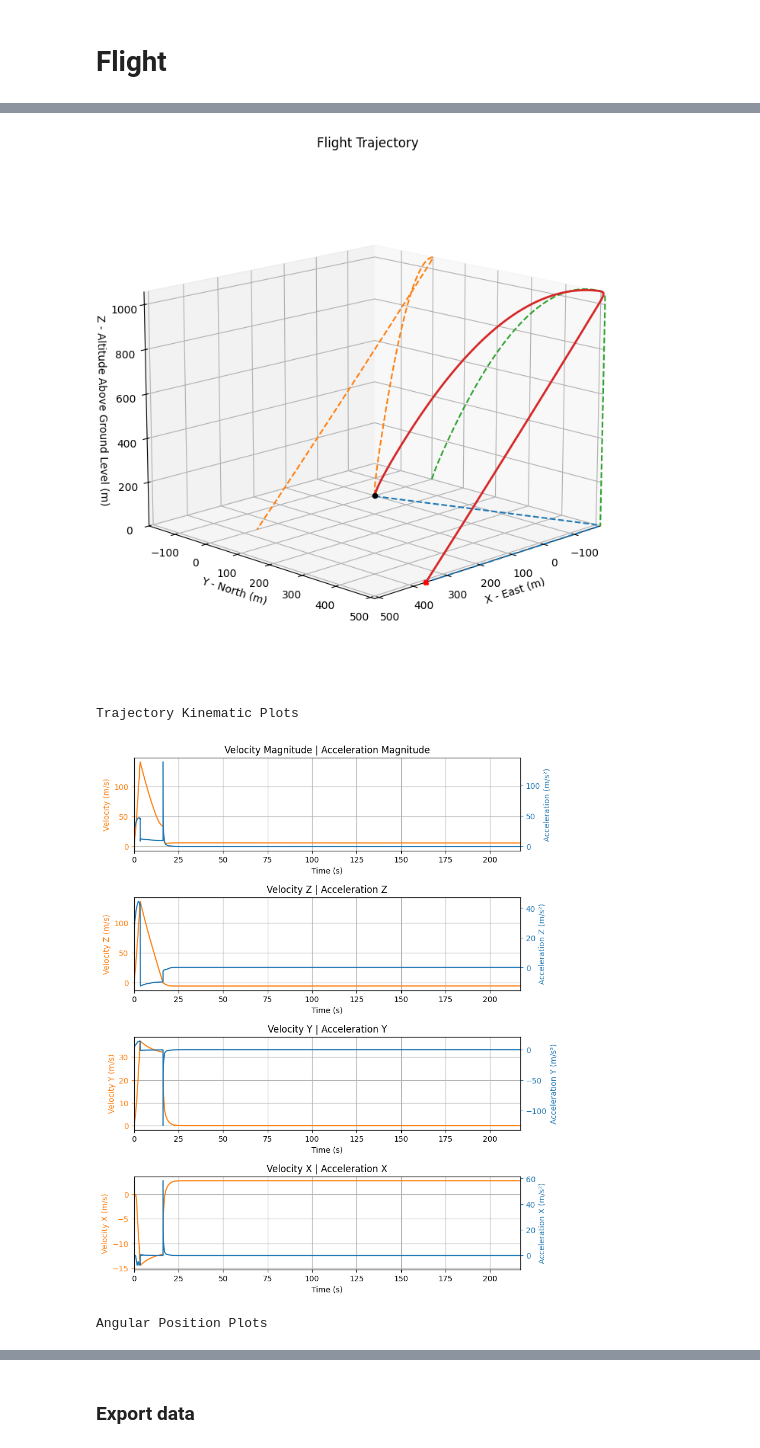
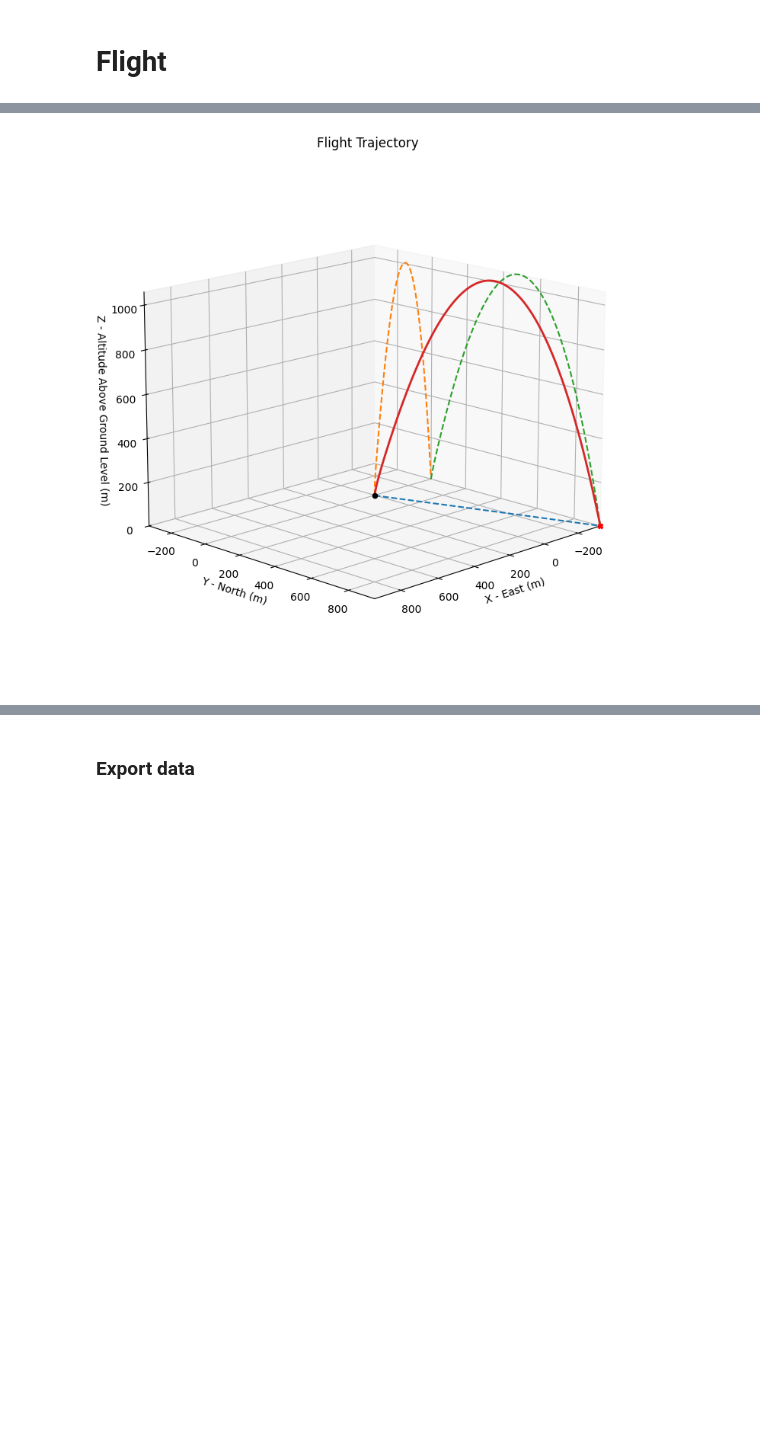
Before and after one commit to mesgus/Team-ITA-First-Steps---Mission-RDS1-Mk.2---31---Computational-analysis, a Jupyter notebook: RocketPY_1km.ipynb, the cells around one changed output, grey strips where cells are left out. Saved outputs shown, nothing was run; the diff lists cells and outputs as text; code cells hidden in the pictures; blank space fills up the shorter version.

```diff
--- a/RocketPY_1km.ipynb
+++ b/RocketPY_1km.ipynb
@@ -112,7 +112,7 @@ Rocket_1km = Rocket(
     inertia=(0.534, 0.534, 0.031),
     power_off_drag= cd_off_func,
     power_on_drag= cd_on_func,
-    center_of_mass_without_motor= 1.0,
+    center_of_mass_without_motor= 0.77,
     coordinate_system_orientation="tail_to_nose",
 )
 
@@ -121,13 +121,13 @@ Rocket_1km.add_motor(Rocket_motor_1km, position = -26 / 1000)
 ## AED
 # %%
 nose_cone = Rocket_1km.add_nose(
-    length= 210.647/1000, kind="elliptical", position= 1536.189 /1000,
+    length= 213.6/1000, kind="elliptical", position= 1522.7 /1000,
 )
 
 fin_set = Rocket_1km.add_trapezoidal_fins(
     n=4,
-    root_chord = 125/ 1000,
-    tip_chord = 65 / 1000,
+    root_chord = 126.2/ 1000,
+    tip_chord = 60.2 / 1000,
     span= 65 / 1000,
     position= 125 / 1000,
     cant_angle = 0,
@@ -191,7 +191,7 @@ test_flight = Flight(
     rocket=Rocket_1km, environment=env, rail_length=4, inclination=80, heading=0
     )
 
-test_flight.plots.all()
-test_flight.prints.apogee_conditions()
+test_flight.plots.trajectory_3d()
+test_flight.prints.all()
 test_flight_balistic.plots.trajectory_3d()
 # %% [output]
@@ -199,4 +216 @@ Trajectory 3d Plot
-[figure, old version]
-Trajectory Kinematic Plots
-[figure, old version]
+[figure, new version]
-Angular Position Plots
```
Also changed, not shown: parts of 4 cells of this notebook.
